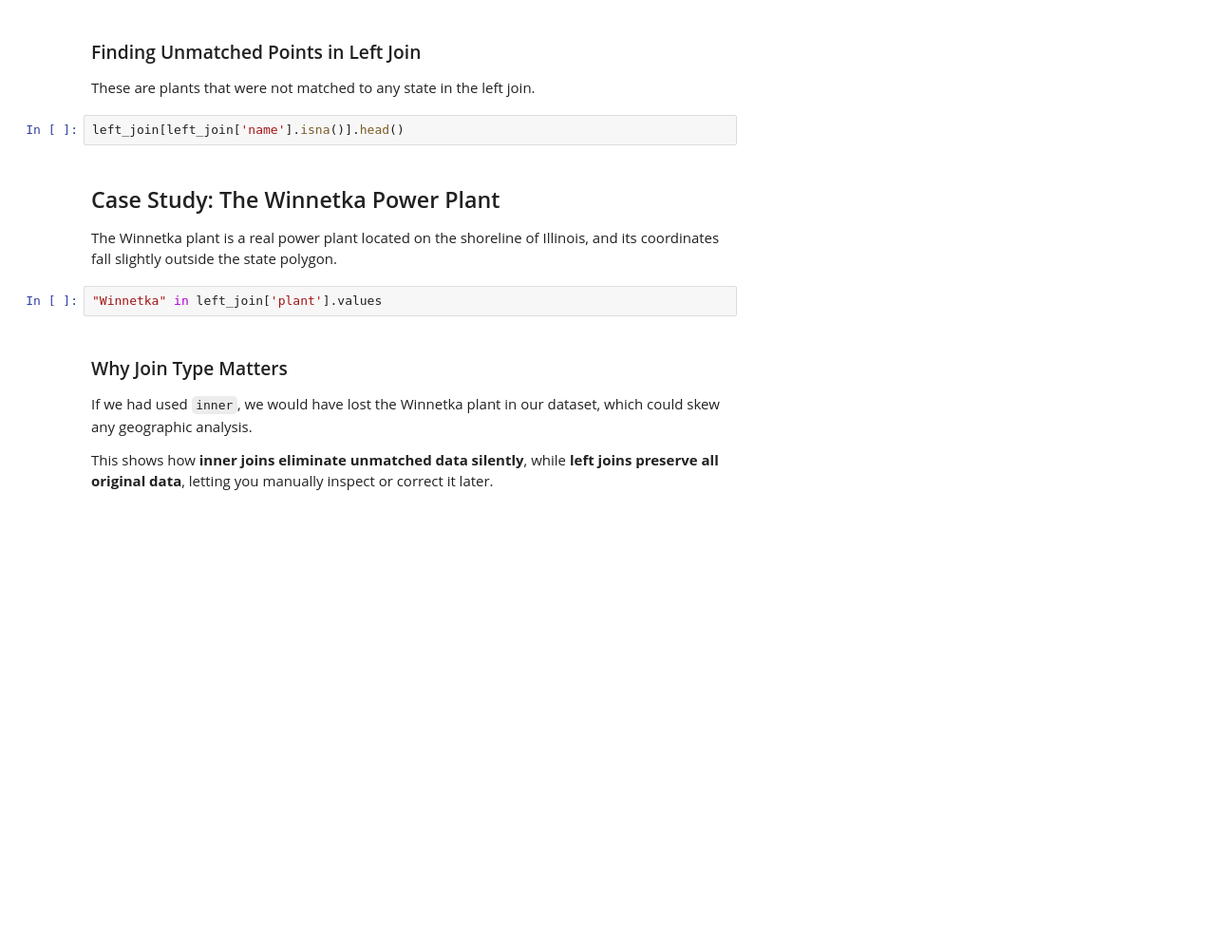
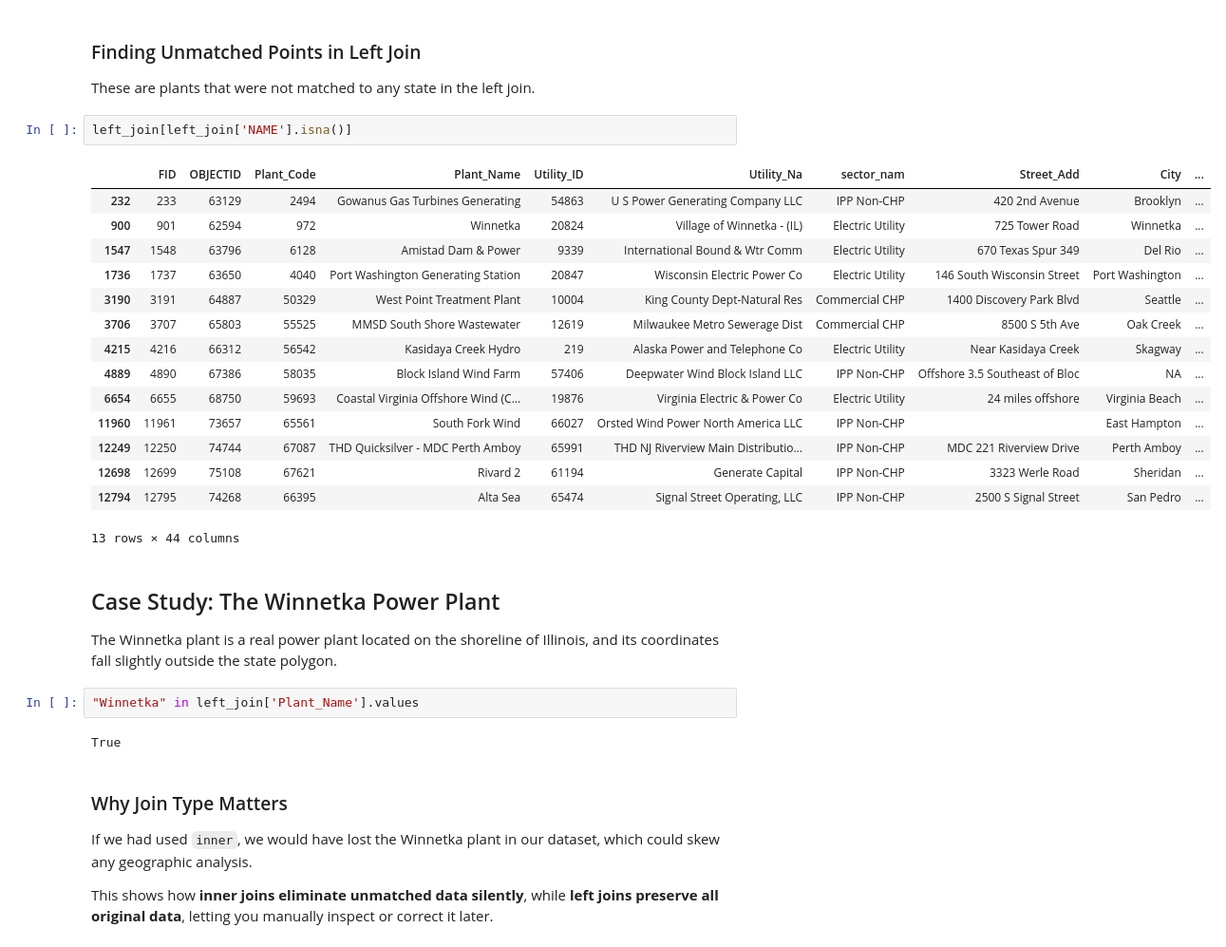
Before and after one commit to mvilla1859/GeoPandas_Basics_20250514, a Jupyter notebook: Soma/11_Spatial_joins.ipynb, the cells around one changed output. Shown at 95% size. Drawn from its saved outputs; the diff is of its cells as text; blank space fills up the shorter version.

```diff
--- a/Soma/11_Spatial_joins.ipynb
+++ b/Soma/11_Spatial_joins.ipynb
@@ -144,12 +326,30 @@ print(f"Number of rows (left join): {len(left_join)}")
 ### Finding Unmatched Points in Left Join
 These are plants that were not matched to any state in the left join.
 # %%
-left_join[left_join['name'].isna()].head()
+left_join[left_join['NAME'].isna()]
+# %% [output]
+|  | FID | OBJECTID | Plant_Code | Plant_Name | Utility_ID | Utility_Na | sector_nam | Street_Add | City | ... |
+| 232 | 233 | 63129 | 2494 | Gowanus Gas Turbines Generating | 54863 | U S Power Generating Company LLC | IPP Non-CHP | 420 2nd Avenue | Brooklyn | ... |
+| 900 | 901 | 62594 | 972 | Winnetka | 20824 | Village of Winnetka - (IL) | Electric Utility | 725 Tower Road | Winnetka | ... |
+| 1547 | 1548 | 63796 | 6128 | Amistad Dam & Power | 9339 | International Bound & Wtr Comm | Electric Utility | 670 Texas Spur 349 | Del Rio | ... |
+| 1736 | 1737 | 63650 | 4040 | Port Washington Generating Station | 20847 | Wisconsin Electric Power Co | Electric Utility | 146 South Wisconsin Street | Port Washington | ... |
+| 3190 | 3191 | 64887 | 50329 | West Point Treatment Plant | 10004 | King County Dept-Natural Res | Commercial CHP | 1400 Discovery Park Blvd | Seattle | ... |
+| 3706 | 3707 | 65803 | 55525 | MMSD South Shore Wastewater | 12619 | Milwaukee Metro Sewerage Dist | Commercial CHP | 8500 S 5th Ave | Oak Creek | ... |
+| 4215 | 4216 | 66312 | 56542 | Kasidaya Creek Hydro | 219 | Alaska Power and Telephone Co | Electric Utility | Near Kasidaya Creek | Skagway | ... |
+| 4889 | 4890 | 67386 | 58035 | Block Island Wind Farm | 57406 | Deepwater Wind Block Island LLC | IPP Non-CHP | Offshore 3.5 Southeast of Bloc | NA | ... |
+| 6654 | 6655 | 68750 | 59693 | Coastal Virginia Offshore Wind (C... | 19876 | Virginia Electric & Power Co | Electric Utility | 24 miles offshore | Virginia Beach | ... |
+| 11960 | 11961 | 73657 | 65561 | South Fork Wind | 66027 | Orsted Wind Power North America LLC | IPP Non-CHP |  | East Hampton | ... |
+| 12249 | 12250 | 74744 | 67087 | THD Quicksilver - MDC Perth Amboy | 65991 | THD NJ Riverview Main Distributio... | IPP Non-CHP | MDC 221 Riverview Drive | Perth Amboy | ... |
+| 12698 | 12699 | 75108 | 67621 | Rivard 2 | 61194 | Generate Capital | IPP Non-CHP | 3323 Werle Road | Sheridan | ... |
+| 12794 | 12795 | 74268 | 66395 | Alta Sea | 65474 | Signal Street Operating, LLC | IPP Non-CHP | 2500 S Signal Street | San Pedro | ... |
+13 rows × 44 columns
 # %% [markdown]
 ## Case Study: The Winnetka Power Plant
 The Winnetka plant is a real power plant located on the shoreline of Illinois, and its coordinates fall slightly outside the state polygon.
 # %%
-"Winnetka" in left_join['plant'].values
+"Winnetka" in left_join['Plant_Name'].values
+# %% [output]
+True
 # %% [markdown]
 
 ### Why Join Type Matters
```
Also changed, not shown: parts of 21 cells of this notebook, 14 other files.
